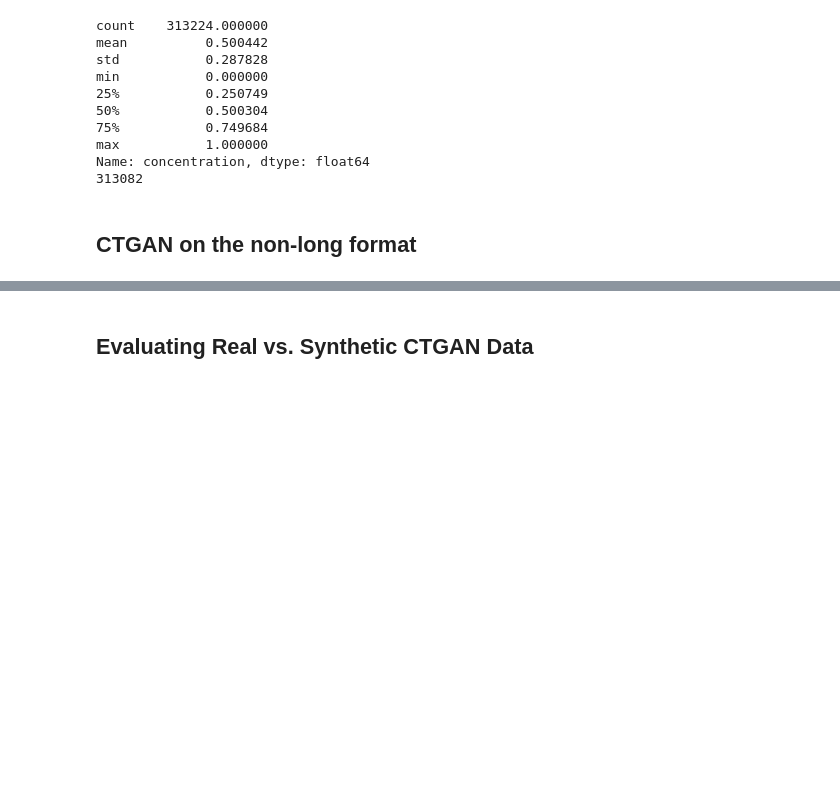
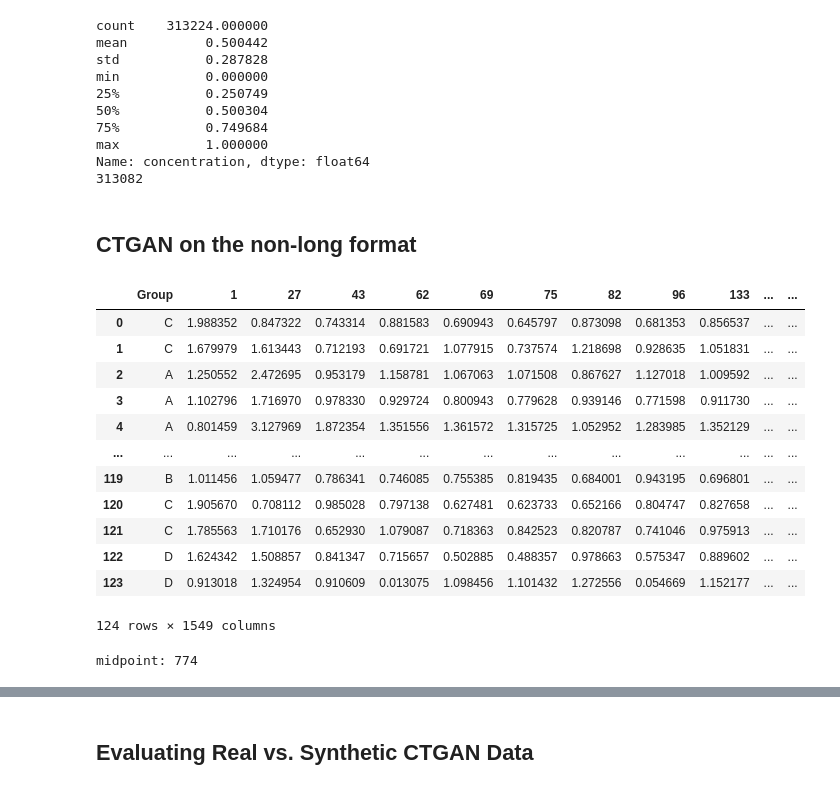
Before and after one commit to NebulaKit/docker-WGCNA, a Jupyter notebook: demo_data/lipidomics_synthetic.ipynb, the cells around one changed output, grey strips where cells are left out. Drawn from its saved outputs; the diff is of its cells as text; code cells hidden in the pictures; blank space fills up the shorter version.

```diff
--- a/demo_data/lipidomics_synthetic.ipynb
+++ b/demo_data/lipidomics_synthetic.ipynb
@@ -390,3 +390,35 @@ Name: concentration, dtype: float64
 313082
 # %% [markdown]
 ## CTGAN on the non-long format
+# %%
+import pandas as pd
+
+file_name = "lipidomics_tier_3.csv"
+df = pd.read_csv(file_name)
+df
+# %% [output]
+|  | Group | 1 | 27 | 43 | 62 | 69 | 75 | 82 | 96 | 133 | ... | ... |
+| 0 | C | 1.988352 | 0.847322 | 0.743314 | 0.881583 | 0.690943 | 0.645797 | 0.873098 | 0.681353 | 0.856537 | ... | ... |
+| 1 | C | 1.679979 | 1.613443 | 0.712193 | 0.691721 | 1.077915 | 0.737574 | 1.218698 | 0.928635 | 1.051831 | ... | ... |
+| 2 | A | 1.250552 | 2.472695 | 0.953179 | 1.158781 | 1.067063 | 1.071508 | 0.867627 | 1.127018 | 1.009592 | ... | ... |
+| 3 | A | 1.102796 | 1.716970 | 0.978330 | 0.929724 | 0.800943 | 0.779628 | 0.939146 | 0.771598 | 0.911730 | ... | ... |
+| 4 | A | 0.801459 | 3.127969 | 1.872354 | 1.351556 | 1.361572 | 1.315725 | 1.052952 | 1.283985 | 1.352129 | ... | ... |
+| ... | ... | ... | ... | ... | ... | ... | ... | ... | ... | ... | ... | ... |
+| 119 | B | 1.011456 | 1.059477 | 0.786341 | 0.746085 | 0.755385 | 0.819435 | 0.684001 | 0.943195 | 0.696801 | ... | ... |
+| 120 | C | 1.905670 | 0.708112 | 0.985028 | 0.797138 | 0.627481 | 0.623733 | 0.652166 | 0.804747 | 0.827658 | ... | ... |
+| 121 | C | 1.785563 | 1.710176 | 0.652930 | 1.079087 | 0.718363 | 0.842523 | 0.820787 | 0.741046 | 0.975913 | ... | ... |
+| 122 | D | 1.624342 | 1.508857 | 0.841347 | 0.715657 | 0.502885 | 0.488357 | 0.978663 | 0.575347 | 0.889602 | ... | ... |
+| 123 | D | 0.913018 | 1.324954 | 0.910609 | 0.013075 | 1.098456 | 1.101432 | 1.272556 | 0.054669 | 1.152177 | ... | ... |
+124 rows × 1549 columns
+# %%
+groups = df["Group"]
+
+midpoint = len(df.columns) // 2
+print(f"midpoint: {midpoint}")
+
+# Split vertically (along columns)
+df_left = df.iloc[:, :midpoint]
+df_right = df.iloc[:, midpoint:]
+df_right["Group"] = groups
+# %% [output]
+midpoint: 774
```
Also changed, not shown: parts of 9 cells of this notebook.
